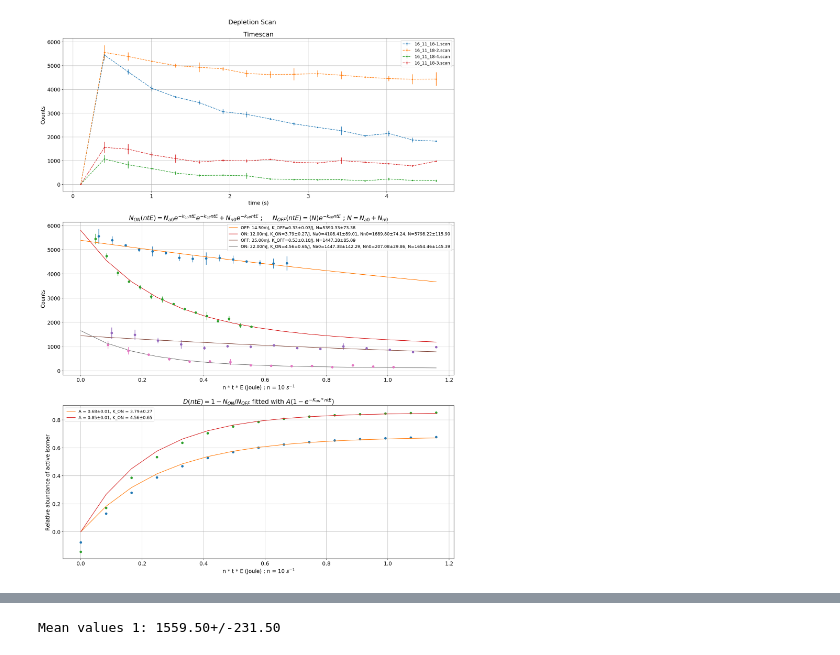
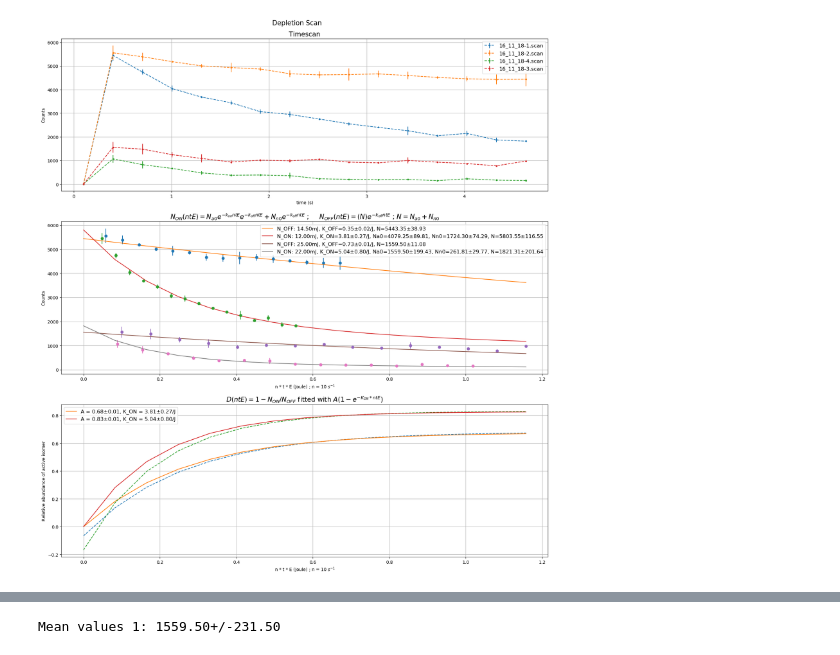
Before and after one commit to aravindhnivas/FELion-Spectrum-Analyser, a Jupyter notebook: testing/depletion_timescan.ipynb, the cells around one changed output, grey strips where cells are left out. Cells and saved outputs as stored; diff of their text form; code cells hidden in the pictures.

```diff
--- a/testing/depletion_timescan.ipynb
+++ b/testing/depletion_timescan.ipynb
@@ -63,7 +65,7 @@ def timescanplot(fname, location, save, show, depletion=False):
 
     plt.close()
 # %%
-def depletionPlot2(files, location, save, show, power_values, n):
+def depletionPlot(files, location, save, show, power_values, n):
 
     power_values = np.array(power_values)
 
@@ -71,15 +73,21 @@ def depletionPlot2(files, location, save, show, power_values, n):
 
     os.chdir(location)
 
-    plt.rcParams['figure.figsize'] = (20,25)
-    plt.rcParams['figure.dpi'] = 150
-    plt.rcParams.update({'font.size': 15})
+    plt.rcParams['figure.figsize'] = (20,20)
+    plt.rcParams['figure.dpi'] = 100
 
     fig, axs = plt.subplots(3, sharex=False)
     graph = {'timescan': axs[0], 'depletion1': axs[1], 'depletion2': axs[2]}
 
-    plt.subplots_adjust(top=0.95, hspace = 0.2)
-    plt.suptitle('Depletion Scan')
+    plt.subplots_adjust(top=0.95,
+                        hspace = 0.2,
+                        #left = 0.7,
+                        #bottom = 0.7
+                       )
+    lg_fontsize = 12
+    title_fontsize = 15
+
+    plt.suptitle('Depletion Scan', fontsize  = title_fontsize)
 
     full, stde, new_stde = [], [], []
     for f in files:
@@ -131,9 +139,10 @@ def depletionPlot2(files, location, save, show, power_values, n):
         new_stde[i+1][new_stde[i+1]==0]=10e-10
 
         pop_OFF, popc_OFF = curve_fit(N_OFF, x_OFF, d_OFF,
-                #sigma = new_stde[i+1],
-                #absolute_sigma=True,
-                bounds = ([-np.inf, 0],[np.inf, d_OFF.max()+counts_max_guess_OFF])
+                sigma = new_stde[i+1],
+                absolute_sigma=True,
+                p0 = [0, d_OFF.max()],
+                bounds = ([-np.inf, 0],[np.inf, d_OFF.max()+counts_max_guess_OFF+500])
                                      )
         perr_OFF = np.sqrt(np.diag(popc_OFF))
         K_OFF_err, N_err = perr_OFF
@@ -143,7 +152,7 @@ def depletionPlot2(files, location, save, show, power_values, n):
 
         y_OFF = N_OFF(power_new, K_OFF, N )
         graph['depletion1'].plot(power_new, y_OFF,
-                                 label = 'OFF: {:.2f}mJ, K_OFF={:.2fP}/J, N={:.2fP}'.format(power_values[i+1], uK_OFF, uN)
+                                 label = 'N_OFF: {:.2f}mJ, K_OFF={:.2fP}/J, N={:.2fP}'.format(power_values[i+1], uK_OFF, uN)
                                 )
 
         ############## Depletion ON ##############
@@ -164,6 +173,7 @@ def depletionPlot2(files, location, save, show, power_values, n):
         pop_ON, popc_ON = curve_fit(N_ON, X, d_ON,
                     sigma = new_stde[i],
                     absolute_sigma=True,
+                    #p0 =  [N/2, N/2, 0]
                     bounds = ([0,0,-np.inf,],[N, N, np.inf])
                                    )
 
@@ -175,7 +185,7 @@ def depletionPlot2(files, location, save, show, power_values, n):
         uNON = uNa0 + uNn0
         y_ON = N_ON((power_new, K_OFF), Na0, Nn0, K_ON)
         graph['depletion1'].plot(power_new, y_ON,
-                        label = 'ON: {:.2f}mJ, K_ON={:.2fP}/J, Na0={:.2fP}, Nn0={:.2fP}, N={:.2fP}'.format(power_values[i],uK_ON, uNa0, uNn0, uNON)
+                        label = 'N_ON: {:.2f}mJ, K_ON={:.2fP}/J, Na0={:.2fP}, Nn0={:.2fP}, N={:.2fP}'.format(power_values[i],uK_ON, uNa0, uNn0, uNON)
                                 )
 
         ############## Depletion percentage ##############
@@ -186,7 +196,7 @@ def depletionPlot2(files, location, save, show, power_values, n):
         udepletion = 1 - uy_ON(upower_new, uNa0, uNn0, uK_OFF, uK_ON)/uy_OFF(upower_new, uN, uK_OFF)
         depletion, depletion_error = unp.nominal_values(udepletion), unp.std_devs(udepletion)
 
-        graph['depletion2'].plot(power_new, depletion, 'o')
+        graph['depletion2'].plot(power_new, depletion, '--')
 
         X = (power_new, K_ON)
         pop_depletion, poc_depletion = curve_fit(Depletion, X, depletion, sigma = depletion_error, absolute_sigma = True)
@@ -197,33 +207,53 @@ def depletionPlot2(files, location, save, show, power_values, n):
 
         y_depletion = Depletion(X, A)
         graph['depletion2'].plot(power_new, y_depletion,
-                                 label = 'A = {:.2P}, K_ON = {:.3P}'.format(uA, uK_ON)
+                                 label = 'A = {:.2P}, K_ON = {:.3P}/J'.format(uA, uK_ON)
                                 )
+        # same fit
+
+        def y_off(x, K_OFF,K_ON, N, Na0, Nn0):
+            return N*np.exp(-K_OFF*x )
+
+        def y_on(x, K_OFF,K_ON, N, Na0, Nn0):
+            return Na0*np.exp(-K_ON*x)*np.exp(-K_OFF*x) + Nn0*np.exp(-K_OFF*x)
+
+        def fit_depletion(X, K_OFF,K_ON, N, Na0, Nn0):
+            x_off, x_on = X[:len(x_OFF)], X[len(x_ON):]
+            yoff, yon = y_off(x_off, K_OFF,K_ON, N, Na0, Nn0), y_on(x_on, K_OFF,K_ON, N, Na0, Nn0)
+            return np.append(yoff, yon)
+
+        p0 = [0,0,d_OFF.max(), 0,0 ]
+        bounds =
+        fit_pop, fit_poc = curve_fit(fit_depletion, np.append(x_OFF, x_ON), np.append(d_OFF, d_ON), p0)
+        graph['depletion1'].plot()
+
+    graph['timescan'].set_title('Timescan', fontsize=title_fontsize)
+    graph['timescan'].set_xlabel('time (s)')
+    graph['timescan'].set_ylabel('Counts')
 
     title_depletion1 = '$N_{ON}(ntE)=N_{a0}e^{-k_{on}ntE}e^{-k_{off}ntE} + N_{n0}e^{-k_{off}ntE}$ ;\t$N_{OFF}(ntE)=(N)e^{-k_{off}ntE}$ ; $N = N_{a0}+ N_{n0}$'
-    graph['depletion1'].set_title(title_depletion1)
+    graph['depletion1'].set_title(title_depletion1, fontsize=title_fontsize)
     graph['depletion1'].set_xlabel('n * t * E (Joule) ; n = %i $s^{-1}$'%n)
     graph['depletion1'].set_ylabel('Counts')
 
-    graph['timescan'].set_title('Timescan')
-    graph['timescan'].set_xlabel('time (s)')
-    graph['timescan'].set_ylabel('Counts')
-
-    graph['depletion2'].set_title('$D(ntE)=1-N_{ON}/N_{OFF}$ fitted with $A(1-e^{-K_{ON} * ntE})$')
+    graph['depletion2'].set_title('$D(ntE)=1-N_{ON}/N_{OFF}$ fitted with $A(1-e^{-K_{ON} * ntE})$', fontsize=title_fontsize)
     graph['depletion2'].set_xlabel('n * t * E (Joule) ; n = %i $s^{-1}$'%n)
     graph['depletion2'].set_ylabel('Relative abundance of active isomer')
 
     for axs in axs.flat:
         axs.grid(True)
-        #box = axs.get_position()
-        #axs.set_position([box.x0, box.y0, box.width * 0.8, box.height])
-        #axs.legend(loc='center left', bbox_to_anchor=(1, 0.5))
-        axs.legend(fontsize=12)
+        '''box = axs.get_position()
+        axs.set_position([box.x0, box.y0, box.width*0.8, box.height])
+        # Put a legend to the right of the current axis
+        axs.legend(loc='center left', bbox_to_anchor=(1, 0.5), fontsize=lg_fontsize)'''
+        axs.legend(fontsize=lg_fontsize)
+
+    #multi = MultiCursor(fig.canvas, (graph['depletion1'], graph['depletion2']), color='r', lw=1)
 
     if save: plt.savefig("Depletion.pdf", bbox_inches='tight')
     if show: plt.show()
     plt.tight_layout()
-    plt.close()
+    #plt.close()
 
 files1 = ['16_11_18-1.scan', '16_11_18-2.scan']
 files2 = ['16_11_18-4.scan', '16_11_18-3.scan']
@@ -231,5 +261,5 @@ files3 = ['16_11_18-1.scan', '16_11_18-2.scan', '16_11_18-4.scan', '16_11_18-3.s
 location = r'D:\FELion-Spectrum-Analyser\testing\_datas'
 
 power1, power2, power3 = [12, 14.5], [22, 25], [12, 14.5, 22, 25]
-depletionPlot2(files3, location, save=False, show=True, power_values=power3,n=10)
+depletionPlot(files3, location, save=True, show=True, power_values=power3,n=10)
 # %% [output]
@@ -236 +270 @@ depletionPlot2(files3, location, save=False, show=True, power_values=power3,n=10
-[figure, old version]
+[figure, new version]
```
Also changed, not shown: parts of 4 cells of this notebook.
